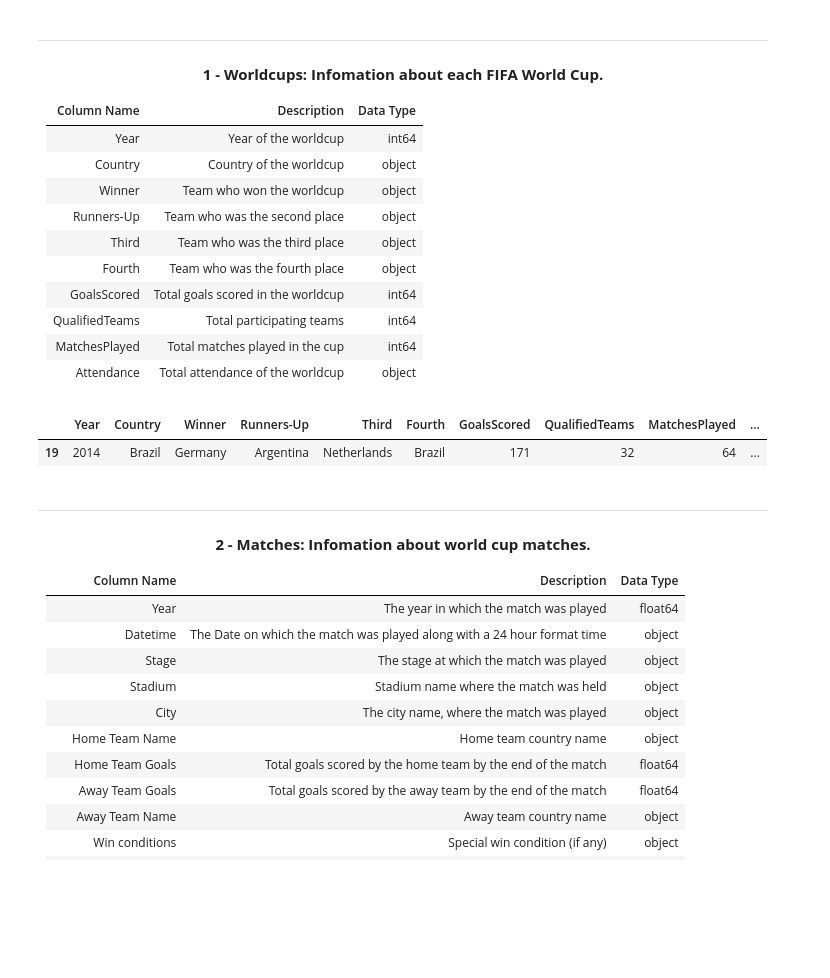
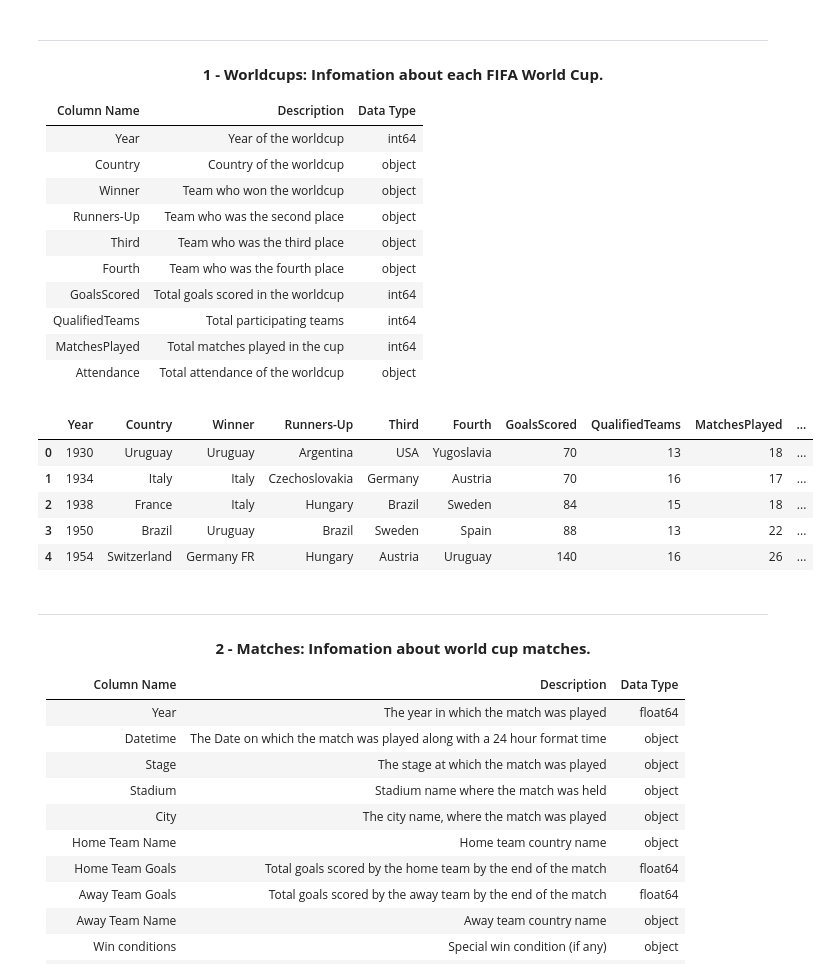
Before and after one commit to natuan310/w3-Data-Analysis-WorldCup-Dataset, a Jupyter notebook: Tee.ipynb, the cells around one changed output. Cells and saved outputs as stored; diff of their text form; code cells hidden in the pictures; blank space fills up the shorter version.

Commit message:
'Analyzing Form Created' using Colaboratory

```diff
--- a/Tee.ipynb
+++ b/Tee.ipynb
@@ -17,6 +21,12 @@ warnings.filterwarnings('ignore')
 sns.set_style("whitegrid")
 # %%
 # working on GG Drive csv data
-# wc = pd.read_csv('/content/gdrive/My Drive/Colab Notebooks/Dataset/fifa-world-cup/WorldCups.csv')
+wc = pd.read_csv('/content/gdrive/My Drive/Colab Notebooks/Dataset/fifa-world-cup/WorldCups.csv')
 mch = pd.read_csv('/content/gdrive/My Drive/Colab Notebooks/Dataset/fifa-world-cup/WorldCupMatches.csv')
-# pls = pd.read_csv('/content/gdrive/My Drive/Colab Notebooks/Dataset/fifa-world-cup/WorldCupPlayers.csv')
+pls = pd.read_csv('/content/gdrive/My Drive/Colab Notebooks/Dataset/fifa-world-cup/WorldCupPlayers.csv')
+
+
+# # working on local csv data
+# wc = pd.read_csv('/media/tee/Data/Coder School/_tonga/week3/w3-Data-Analysis-WorldCup-Dataset/Data/WorldCups.csv')
+# mch = pd.read_csv('/media/tee/Data/Coder School/_tonga/week3/w3-Data-Analysis-WorldCup-Dataset/Data/WorldCupMatches.csv')
+# pls = pd.read_csv('/media/tee/Data/Coder School/_tonga/week3/w3-Data-Analysis-WorldCup-Dataset/Data/WorldCupPlayers.csv')
@@ -61,11 +66,15 @@ II. Data Infomation
 | Attendance     | Total attendance of the worldcup   | object    |
 
 </div>
-# %%
-wc.sample(1)
-# %% [output]
-|  | Year | Country | Winner | Runners-Up | Third | Fourth | GoalsScored | QualifiedTeams | MatchesPlayed | ... |
-| 19 | 2014 | Brazil | Germany | Argentina | Netherlands | Brazil | 171 | 32 | 64 | ... |
+# %%
+display(wc.head(5))
+# %% [output]
+|  | Year | Country | Winner | Runners-Up | Third | Fourth | GoalsScored | QualifiedTeams | MatchesPlayed | ... |
+| 0 | 1930 | Uruguay | Uruguay | Argentina | USA | Yugoslavia | 70 | 13 | 18 | ... |
+| 1 | 1934 | Italy | Italy | Czechoslovakia | Germany | Austria | 70 | 16 | 17 | ... |
+| 2 | 1938 | France | Italy | Hungary | Brazil | Sweden | 84 | 15 | 18 | ... |
+| 3 | 1950 | Brazil | Uruguay | Brazil | Sweden | Spain | 88 | 13 | 22 | ... |
+| 4 | 1954 | Switzerland | Germany FR | Hungary | Austria | Uruguay | 140 | 16 | 26 | ... |
 # %% [markdown]
 ---
 <div>
```
Also changed, not shown: parts of 69 cells of this notebook.
